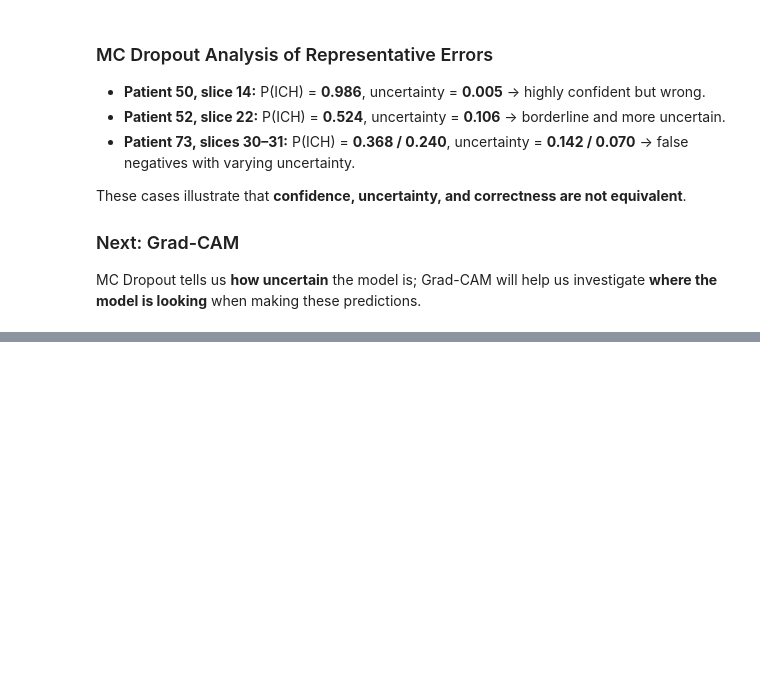
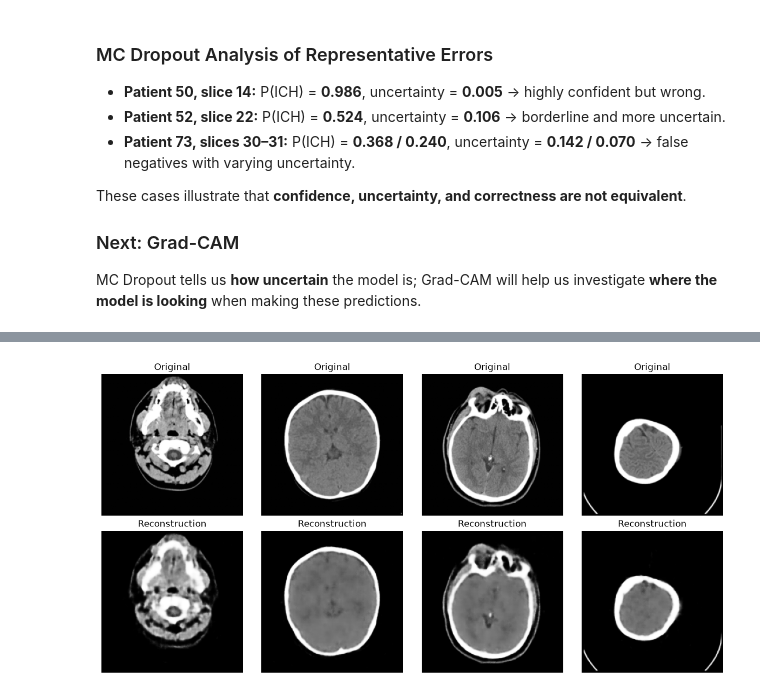
Before and after one commit to MeriemAfafHaddou/explainable-ai-ct-imaging, a Jupyter notebook: diffusion_counterfactual_xai.ipynb, the cells around one changed output, grey strips where cells are left out. Cells and saved outputs as stored; diff of their text form; code cells hidden in the pictures; blank space fills up the shorter version.

```diff
--- a/diffusion_counterfactual_xai.ipynb
+++ b/diffusion_counterfactual_xai.ipynb
@@ -1444,0 +1596,28 @@ plt.show()
+# %%
+autoencoder.eval()
+
+with torch.no_grad():
+    images = next(iter(autoencoder_loader)).to(device)
+    reconstructions = autoencoder(images)
+
+fig, axes = plt.subplots(2, 4, figsize=(12, 6))
+
+for i in range(4):
+    axes[0, i].imshow(
+        images[i, 0].cpu(),
+        cmap="gray",
+    )
+    axes[0, i].axis("off")
+    axes[0, i].set_title("Original")
+
+    axes[1, i].imshow(
+        reconstructions[i, 0].cpu(),
+        cmap="gray",
+    )
+    axes[1, i].axis("off")
+    axes[1, i].set_title("Reconstruction")
+
+plt.tight_layout()
+plt.show()
+# %% [output]
+[figure, added]
```
Also changed, not shown: parts of 12 cells of this notebook, 1 other file.
